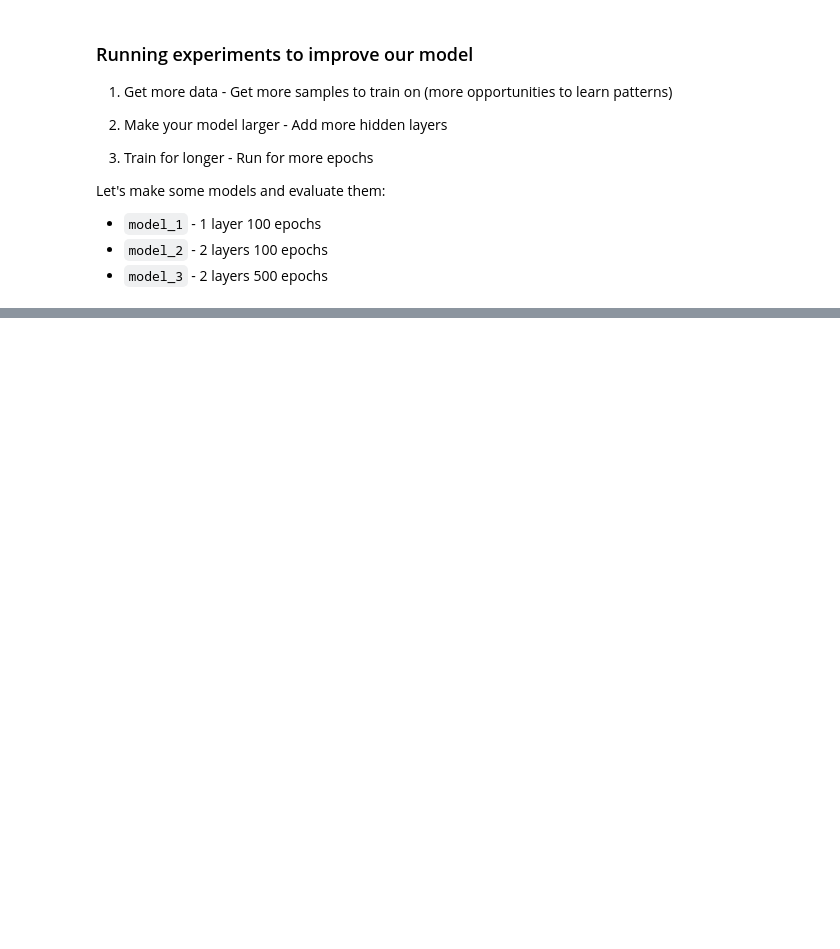
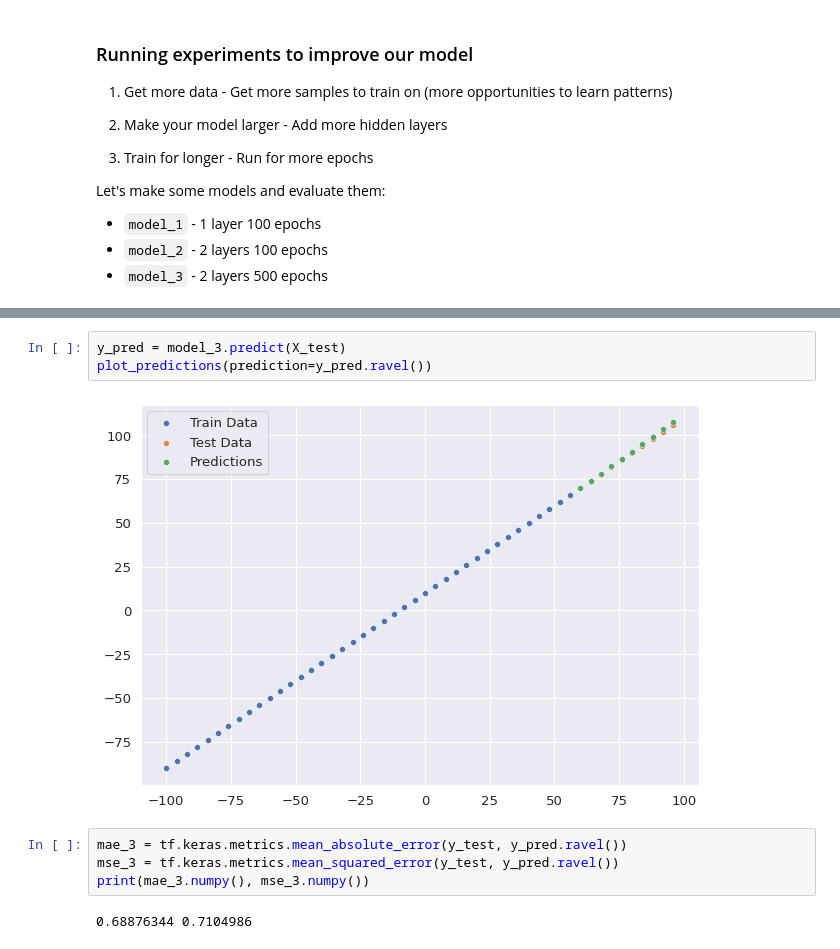
Before and after one commit to Shreyas-13/Tensorflow-Developer, a Jupyter notebook: 01_NN_Regression.ipynb, the cells around one changed output, grey strips where cells are left out. Drawn from its saved outputs; the diff is of its cells as text; blank space fills up the shorter version.

```diff
--- a/01_NN_Regression.ipynb
+++ b/01_NN_Regression.ipynb
@@ -428,0 +499,11 @@ print(mae_1.numpy(), mse_1.numpy())
+# %%
+y_pred = model_3.predict(X_test)
+plot_predictions(prediction=y_pred.ravel())
+# %% [output]
+[figure, added]
+# %%
+mae_3 = tf.keras.metrics.mean_absolute_error(y_test, y_pred.ravel())
+mse_3 = tf.keras.metrics.mean_squared_error(y_test, y_pred.ravel())
+print(mae_3.numpy(), mse_3.numpy())
+# %% [output]
+0.68876344 0.7104986
```
Also changed, not shown: parts of 19 cells of this notebook.
